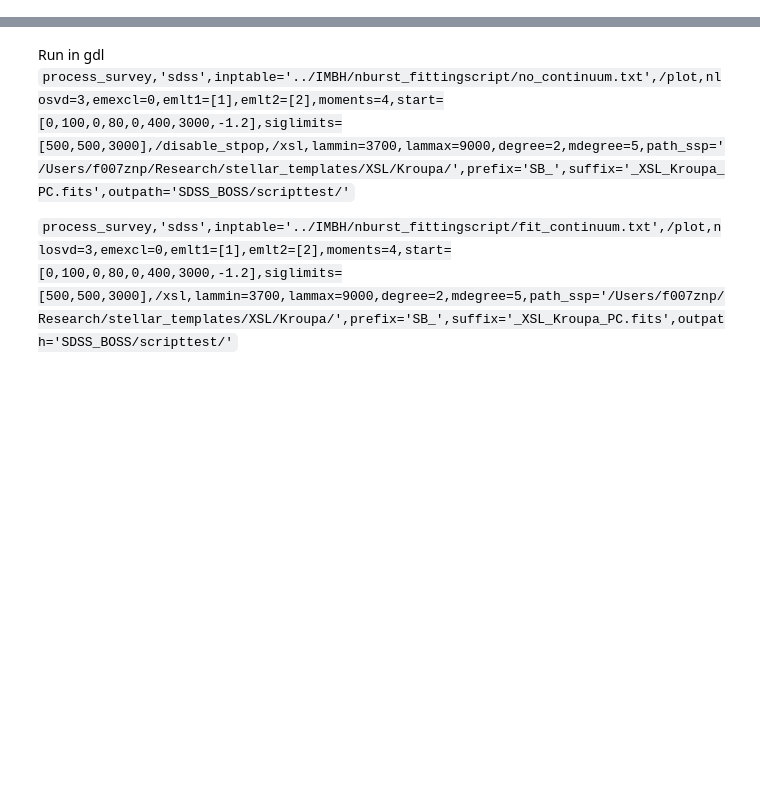
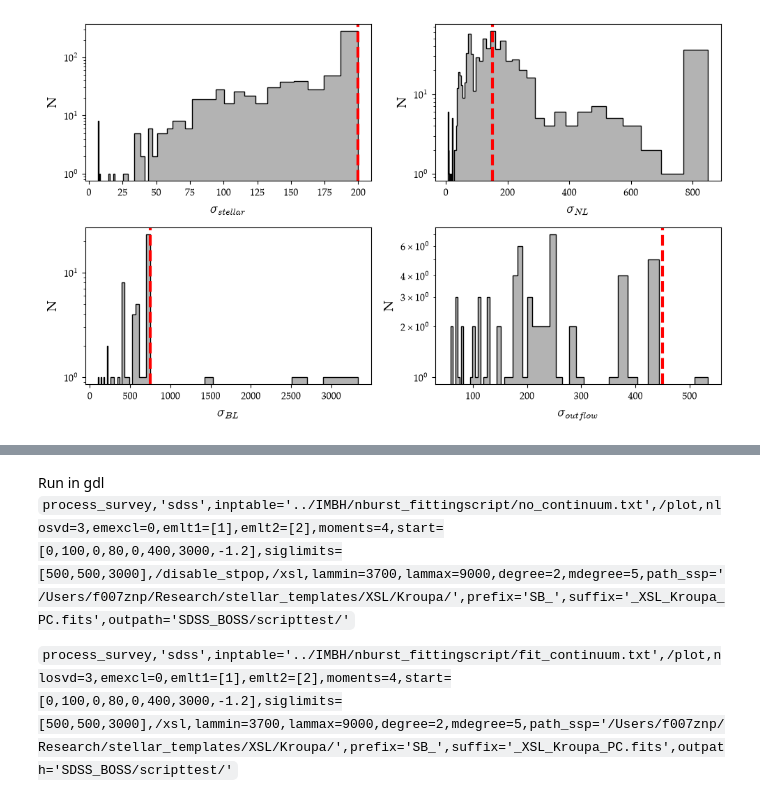
Before and after one commit to cassiemetzger/nburst_fittingscript, a Jupyter notebook: script_proto.ipynb, the cells around one changed output, grey strips where cells are left out. Cells and saved outputs as stored; diff of their text form; code cells hidden in the pictures; blank space fills up the shorter version.

Commit message:
optimized nburst script

```diff
--- a/script_proto.ipynb
+++ b/script_proto.ipynb
@@ -10,0 +191,65 @@ from scipy.ndimage import gaussian_filter1d
+# %%
+stellar_sig = [np.nan]*len(t)
+nl_sig = [np.nan]*len(t)
+bl_sig = [np.nan]*len(t)
+outflow_sig = [np.nan]*len(t)
+for i,source in enumerate(t):
+    if(source['nburst_file'] != 'None'):
+        hdu = fits.open(source['nburst_file'])
+        stellar_sig[i] = hdu[1].data['SIG'][0][0][0]
+        nl_sig[i] = hdu[1].data['SIG'][0][1][0]
+        if(source['classification'] == 1):
+            if(source['outflow'] == 0):
+                bl_sig[i] = hdu[1].data['SIG'][0][2][0]
+            elif(source['outflow']==1):
+                bl_sig[i] = hdu[1].data['SIG'][0][-1][0]
+                outflow_sig[i] = hdu[1].data['SIG'][0][2][0]
+        else:
+            if(source['outflow'] == 1):
+                outflow_sig[i] = hdu[1].data['SIG'][0][2][0]
+# %%
+fig, ax = plt.subplots(2,2,figsize = (10,6))
+log_min = np.log10(np.nanmin(stellar_sig))
+log_max = np.log10(np.nanmax(stellar_sig))
+bins = np.logspace(log_min, log_max, 50)
+ax[0,0].hist(stellar_sig, bins = bins, color = '0.7')
+ax[0,0].hist(stellar_sig, bins = bins, color = 'k', histtype = 'step')
+ax[0,0].set_yscale('log')
+ax[0,0].set_xlabel(r"$\sigma_{stellar}$", fontsize = 14)
+ax[0,0].set_ylabel("N", fontsize = 14)
+ax[0,0].axvline(x = 200, ls = '--', color = 'r', lw = 3)
+
+log_min = np.log10(np.nanmin(nl_sig))
+log_max = np.log10(np.nanmax(nl_sig))
+bins = np.logspace(log_min, log_max, 50)
+ax[0,1].hist(nl_sig, bins = bins, color = '0.7')
+ax[0,1].hist(nl_sig, bins = bins, color = 'k', histtype = 'step')
+ax[0,1].set_yscale('log')
+ax[0,1].set_xlabel(r"$\sigma_{NL}$", fontsize = 14)
+ax[0,1].set_ylabel("N", fontsize = 14)
+ax[0,1].axvline(x = 150, ls = '--', color = 'r', lw = 3)
+
+log_min = np.log10(np.nanmin(bl_sig))
+log_max = np.log10(np.nanmax(bl_sig))
+bins = np.logspace(log_min, log_max, 50)
+ax[1,0].hist(bl_sig, bins = bins, color = '0.7')
+ax[1,0].hist(bl_sig, bins = bins, color = 'k', histtype = 'step')
+ax[1,0].set_yscale('log')
+ax[1,0].set_xlabel(r"$\sigma_{BL}$", fontsize = 14)
+ax[1,0].set_ylabel("N", fontsize = 14)
+ax[1,0].axvline(x = 750, ls = '--', color = 'r', lw = 3)
+
+log_min = np.log10(np.nanmin(outflow_sig))
+log_max = np.log10(np.nanmax(outflow_sig))
+bins = np.logspace(log_min, log_max, 50)
+ax[1,1].hist(outflow_sig, bins = bins, color = '0.7')
+ax[1,1].hist(outflow_sig, bins = bins, color = 'k', histtype = 'step')
+ax[1,1].set_yscale('log')
+ax[1,1].set_xlabel(r"$\sigma_{outflow}$", fontsize = 14)
+ax[1,1].set_ylabel("N", fontsize = 14)
+ax[1,1].axvline(x = 450, ls = '--', color = 'r', lw = 3)
+
+plt.tight_layout()
+plt.savefig("../plots/sigma_distribution.pdf", dpi =300, format = 'pdf')
+# %% [output]
+[figure, added]
```
Also changed, not shown: parts of 74 cells of this notebook, 24 other files.
